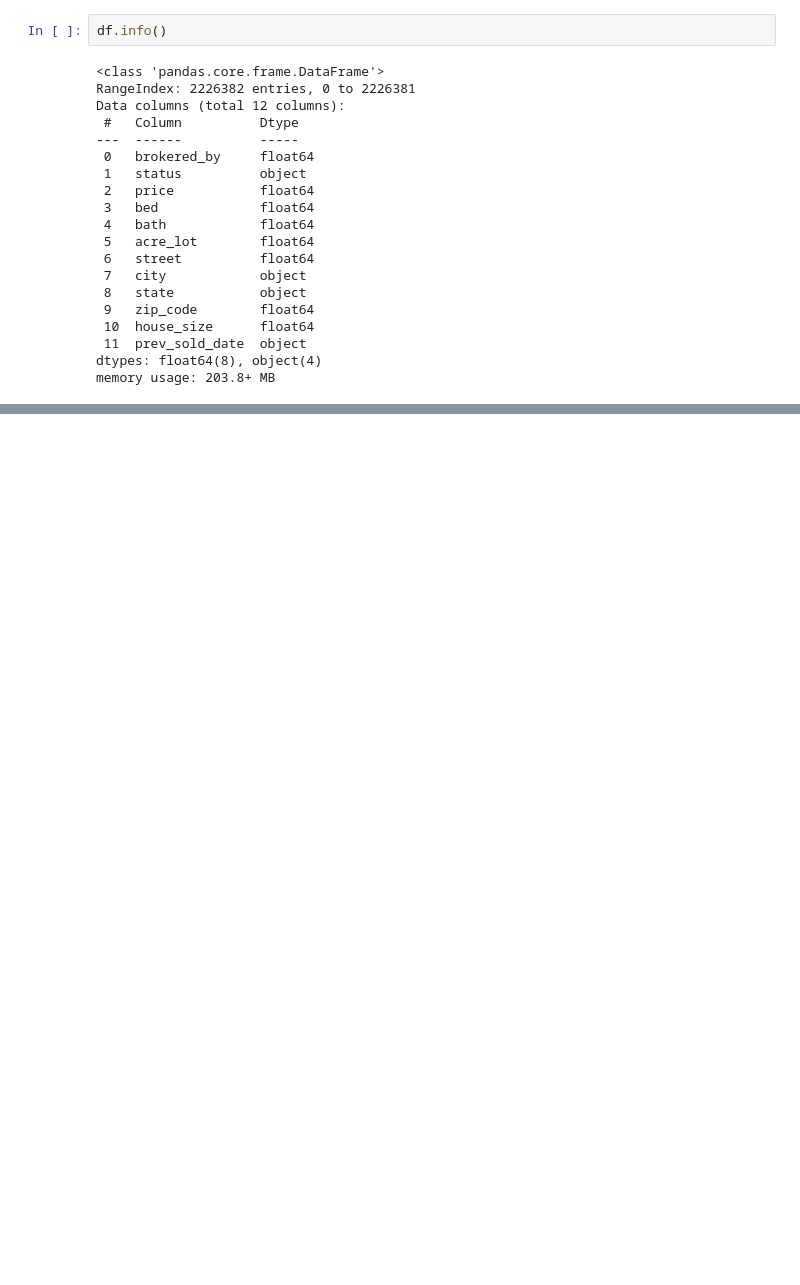
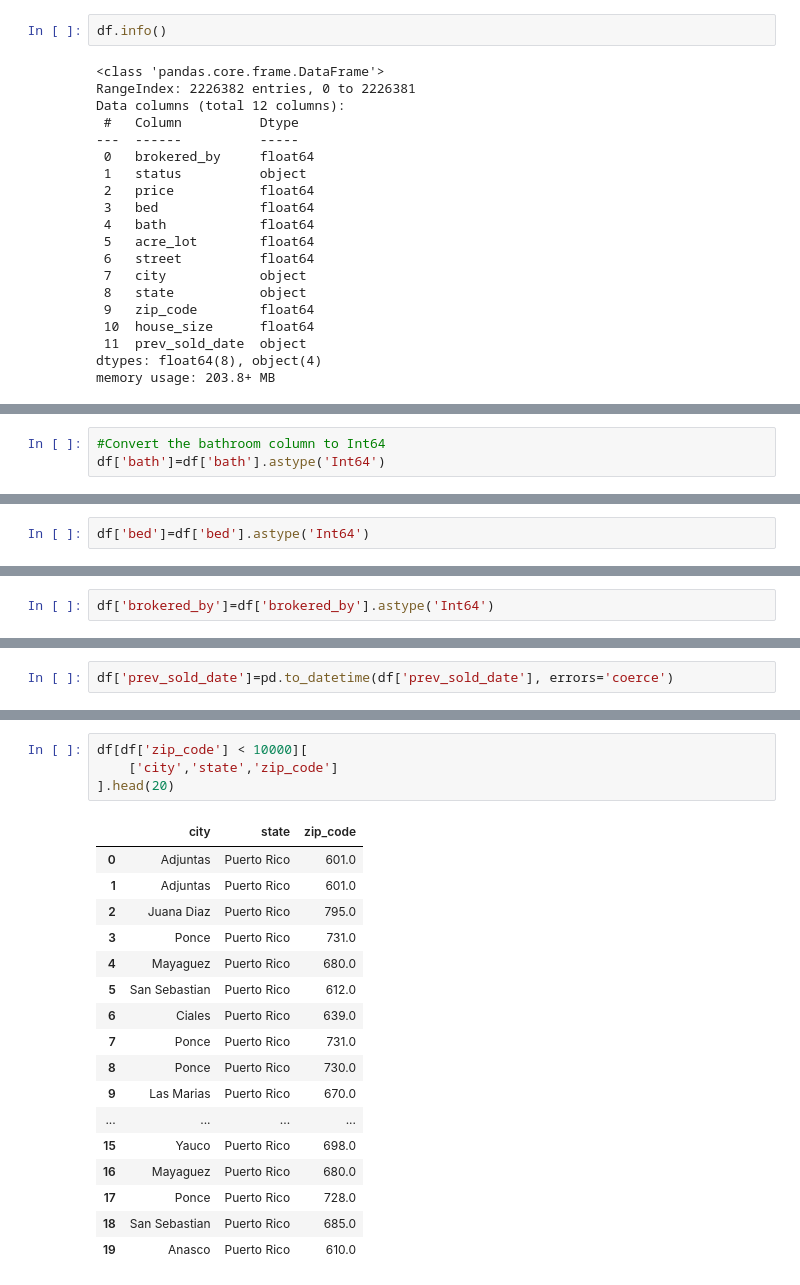
Before and after one commit to daniacarmenate/real-estate-data-platform, a Jupyter notebook: notebooks/02_data_cleaning.ipynb, the cells around one changed output, grey strips where cells are left out. Saved outputs shown, nothing was run; the diff lists cells and outputs as text; blank space fills up the shorter version.

```diff
--- a/notebooks/02_data_cleaning.ipynb
+++ b/notebooks/02_data_cleaning.ipynb
@@ -38,0 +59,3 @@ memory usage: 203.8+ MB
+# %%
+#Convert the bathroom column to Int64
+df['bath']=df['bath'].astype('Int64')
@@ -38,0 +78,2 @@ memory usage: 203.8+ MB
+# %%
+df['bed']=df['bed'].astype('Int64')
@@ -38,0 +91,2 @@ memory usage: 203.8+ MB
+# %%
+df['brokered_by']=df['brokered_by'].astype('Int64')
@@ -38,0 +97,2 @@ memory usage: 203.8+ MB
+# %%
+df['prev_sold_date']=pd.to_datetime(df['prev_sold_date'], errors='coerce')
@@ -38,0 +166,22 @@ memory usage: 203.8+ MB
+# %%
+df[df['zip_code'] < 10000][
+    ['city','state','zip_code']
+].head(20)
+# %% [output]
+|  | city | state | zip_code |
+| 0 | Adjuntas | Puerto Rico | 601.0 |
+| 1 | Adjuntas | Puerto Rico | 601.0 |
+| 2 | Juana Diaz | Puerto Rico | 795.0 |
+| 3 | Ponce | Puerto Rico | 731.0 |
+| 4 | Mayaguez | Puerto Rico | 680.0 |
+| 5 | San Sebastian | Puerto Rico | 612.0 |
+| 6 | Ciales | Puerto Rico | 639.0 |
+| 7 | Ponce | Puerto Rico | 731.0 |
+| 8 | Ponce | Puerto Rico | 730.0 |
+| 9 | Las Marias | Puerto Rico | 670.0 |
+| ... | ... | ... | ... |
+| 15 | Yauco | Puerto Rico | 698.0 |
+| 16 | Mayaguez | Puerto Rico | 680.0 |
+| 17 | Ponce | Puerto Rico | 728.0 |
+| 18 | San Sebastian | Puerto Rico | 685.0 |
+| 19 | Anasco | Puerto Rico | 610.0 |
```
Also changed, not shown: parts of 78 cells of this notebook.
